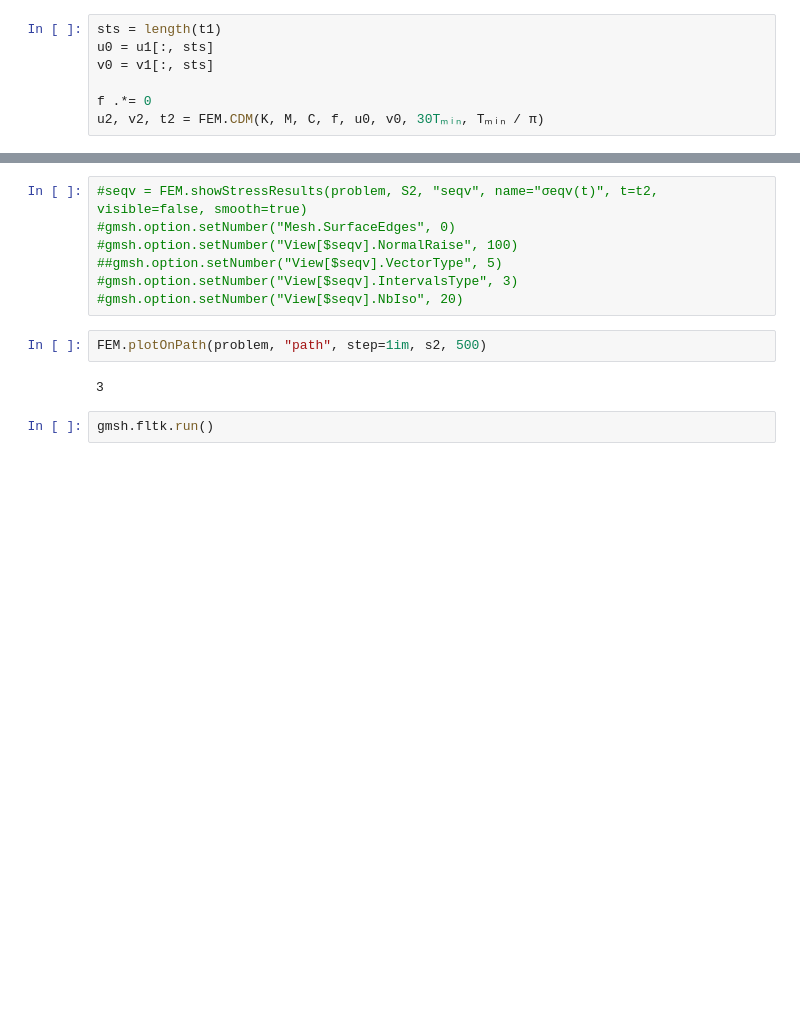
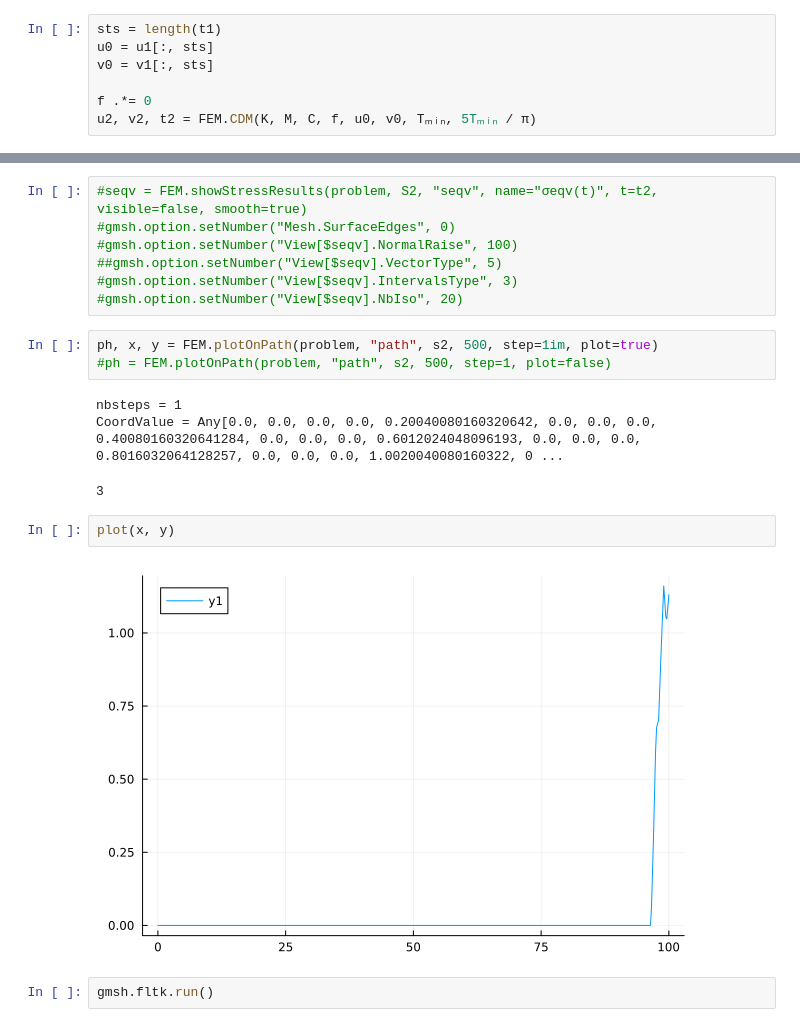
Before and after one commit to perebalazs/LowLevelFEM.jl, a Jupyter notebook: examples/wave_in_rectangle.ipynb, the cells around one changed output, grey strips where cells are left out. Saved outputs shown, nothing was run; the diff lists cells and outputs as text; blank space fills up the shorter version.

Commit message:
improve plotOnPath
plotOnPath can give back the values of a 2D plot (on horizontal and vertical axes). They can be used as an input parameters of Plots.plot .

```diff
--- a/examples/wave_in_rectangle.ipynb
+++ b/examples/wave_in_rectangle.ipynb
@@ -62,5 +64,5 @@ u0 = u1[:, sts]
 v0 = v1[:, sts]
 
 f .*= 0
-u2, v2, t2 = FEM.CDM(K, M, C, f, u0, v0, 30Tₘᵢₙ, Tₘᵢₙ / π)
+u2, v2, t2 = FEM.CDM(K, M, C, f, u0, v0, Tₘᵢₙ, 5Tₘᵢₙ / π)
 # %% [output]
@@ -105,10 +107,17 @@ Info    : Done running Plugin(Smooth)
 ##gmsh.option.setNumber("View[$seqv].VectorType", 5)
 #gmsh.option.setNumber("View[$seqv].IntervalsType", 3)
 #gmsh.option.setNumber("View[$seqv].NbIso", 20)
-# %%
-FEM.plotOnPath(problem, "path", step=1im, s2, 500)
-# %% [output]
-3
+# %%
+ph, x, y = FEM.plotOnPath(problem, "path", s2, 500, step=1im, plot=true)
+#ph = FEM.plotOnPath(problem, "path", s2, 500, step=1, plot=false)
+# %% [output]
+nbsteps = 1
+CoordValue = Any[0.0, 0.0, 0.0, 0.0, 0.20040080160320642, 0.0, 0.0, 0.0, 0.40080160320641284, 0.0, 0.0, 0.0, 0.6012024048096193, 0.0, 0.0, 0.0, 0.8016032064128257, 0.0, 0.0, 0.0, 1.0020040080160322, 0 ...
+3
+# %%
+plot(x, y)
+# %% [output]
+[figure, added]
 # %%
 gmsh.fltk.run()
 # %% [output]
```
Also changed, not shown: parts of 8 cells of this notebook, 3 other files.
